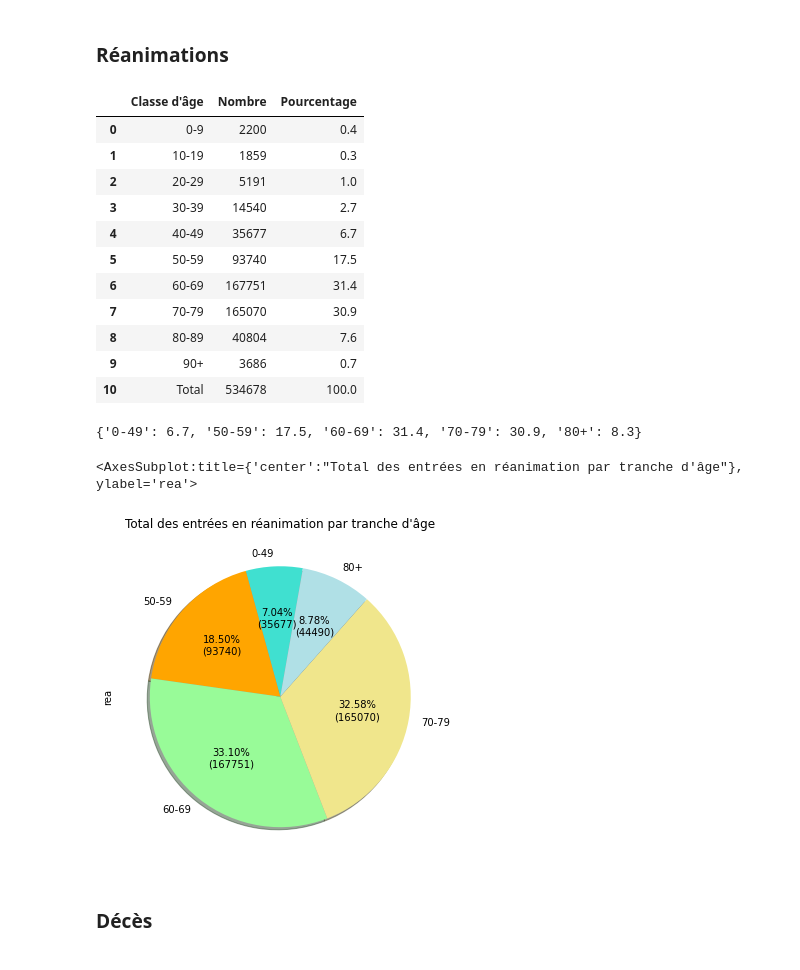
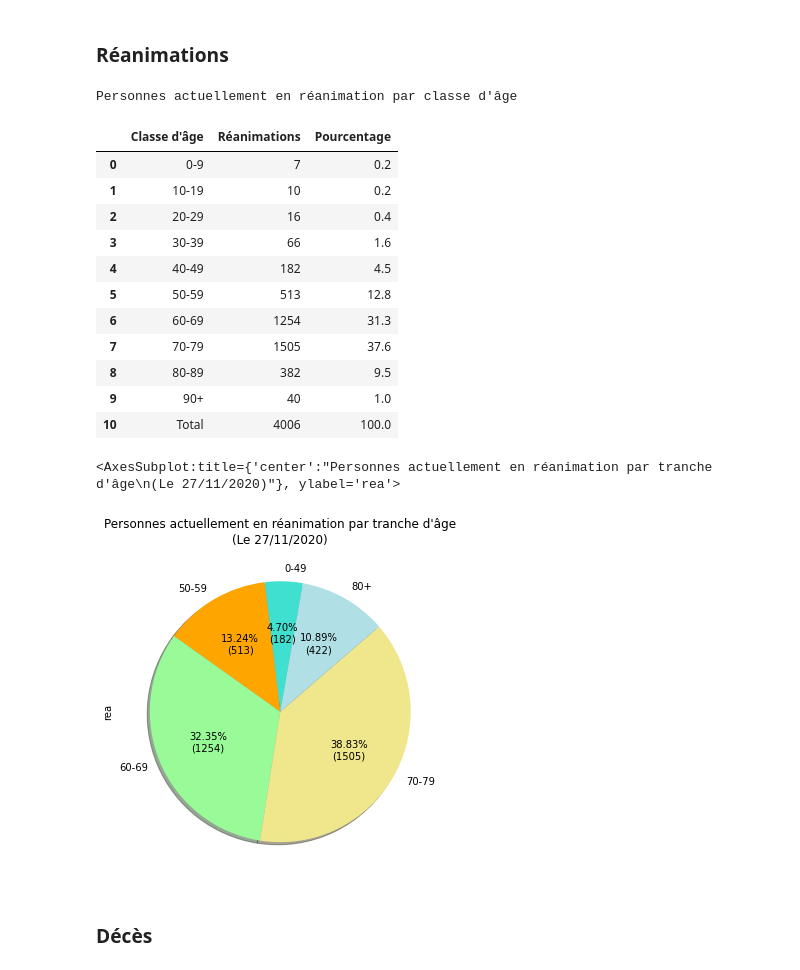
Before and after one commit to Kartmaan/Covid_19_fr, a Jupyter notebook: cov_hosp.ipynb, the cells around one changed output. Saved outputs shown, nothing was run; the diff lists cells and outputs as text; code cells hidden in the pictures.

```diff
--- a/cov_hosp.ipynb
+++ b/cov_hosp.ipynb
@@ -480,7 +480,10 @@ Variation hébdomadaire = -45 [-29.8%] (Cette sem. : 106, Sem. der. : 151)
 # %% [markdown]
 ### Réanimations
 # %%
-cova_rea = cova.groupby("cl_age90").rea.sum()
+# Tableau détaillé
+last_dt = cova['jour'].iloc[-1] # Récupération de la dernière date enregistrée du fichier .csv
+cova_test = cova.loc[cova["jour"] == last_dt]
+cova_rea = cova_test.groupby("cl_age90").rea.sum()
 total_rea = cova_rea[0]
 cova_rea = cova_rea.drop(0)
 
@@ -497,57 +500,59 @@ labels = ["0-9","10-19","20-29","30-39","40-49","50-59","60-69","70-79","80-89",
 values = list(cova_rea)
 values.append(total_rea)
 
-data = {"Classe d'âge": labels, "Nombre":values, "Pourcentage":perc}
+data = {"Classe d'âge": labels, "Réanimations":values, "Pourcentage":perc}
 
-df = pd.DataFrame(data, columns=["Classe d'âge", "Nombre", "Pourcentage"])
+df = pd.DataFrame(data, columns=["Classe d'âge", "Réanimations", "Pourcentage"])
 
+print("Personnes actuellement en réanimation par classe d'âge")
 df
 # %% [output]
+Personnes actuellement en réanimation par classe d'âge
-|  | Classe d'âge | Nombre | Pourcentage |
-| 0 | 0-9 | 2200 | 0.4 |
-| 1 | 10-19 | 1859 | 0.3 |
-| 2 | 20-29 | 5191 | 1.0 |
-| 3 | 30-39 | 14540 | 2.7 |
-| 4 | 40-49 | 35677 | 6.7 |
-| 5 | 50-59 | 93740 | 17.5 |
-| 6 | 60-69 | 167751 | 31.4 |
-| 7 | 70-79 | 165070 | 30.9 |
-| 8 | 80-89 | 40804 | 7.6 |
-| 9 | 90+ | 3686 | 0.7 |
-| 10 | Total | 534678 | 100.0 |
+|  | Classe d'âge | Réanimations | Pourcentage |
+| 0 | 0-9 | 7 | 0.2 |
+| 1 | 10-19 | 10 | 0.2 |
+| 2 | 20-29 | 16 | 0.4 |
+| 3 | 30-39 | 66 | 1.6 |
+| 4 | 40-49 | 182 | 4.5 |
+| 5 | 50-59 | 513 | 12.8 |
+| 6 | 60-69 | 1254 | 31.3 |
+| 7 | 70-79 | 1505 | 37.6 |
+| 8 | 80-89 | 382 | 9.5 |
+| 9 | 90+ | 40 | 1.0 |
+| 10 | Total | 4006 | 100.0 |
 # %%
+# Graphique
 merge_1 = cova_rea[9] + cova_rea[19] + cova_rea[29] + cova_rea[39] + cova_rea[49]
 merge_2 = cova_rea[89] + cova_rea[90]
 
 cova_merge = cova_rea.copy()
 cova_merge.loc[29] = merge_1 # Replace
 cova_merge.loc[89] = merge_2 # Replace
 cova_merge.drop(labels=[9,19,29,39,90], inplace=True)
 
 labels = ["0-49","50-59","60-69","70-79","80+"]
 
 perc = {}
 i = 0
 for val in cova_merge:
     res = (val/total_rea)*100
     res = round(res, 1)
     perc[labels[i]] = res
     i+=1
-print(perc)
 
 def make_autopct(values):
     def my_autopct(pct):
         total = sum(values)
         val = int(round(pct*total/100.0))
         return '{p:.2f}%\n({v:d})'.format(p=pct,v=val)
     return my_autopct
 
 colors = ["turquoise", "orange", "palegreen", "khaki", "powderblue"]
+when = now.strftime("Le %d/%m/%Y")
 
-cova_merge.plot.pie(title="Total des entrées en réanimation par tranche d'âge", figsize=(6,6), shadow=True, startangle=80, labels=labels, colors=colors, autopct=make_autopct(cova_merge))
+cova_merge.plot.pie(title=f"Personnes actuellement en réanimation par tranche d'âge\n({when})", figsize=(6,6), shadow=True, startangle=80, labels=labels, colors=colors, autopct=make_autopct(cova_merge))
 # %% [output]
-{'0-49': 6.7, '50-59': 17.5, '60-69': 31.4, '70-79': 30.9, '80+': 8.3}
+<AxesSubplot:title={'center':"Personnes actuellement en réanimation par tranche d'âge\n(Le 27/11/2020)"}, ylabel='rea'>
-<AxesSubplot:title={'center':"Total des entrées en réanimation par tranche d'âge"}, ylabel='rea'>
-[figure, old version]
+[figure, new version]
 # %% [markdown]
 ### Décès
```
Also changed, not shown: parts of 34 cells of this notebook, 3 other files.
